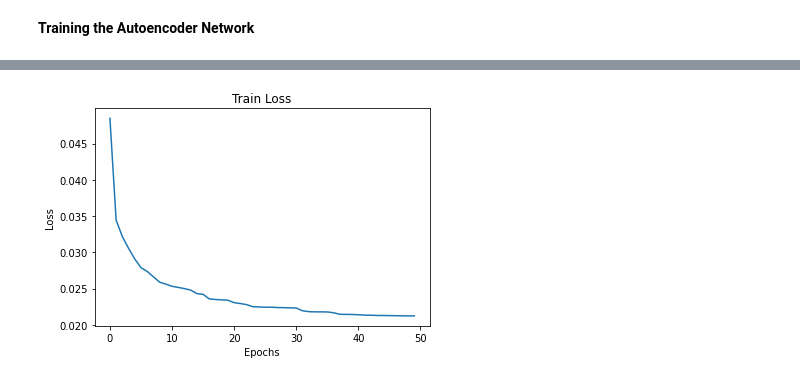
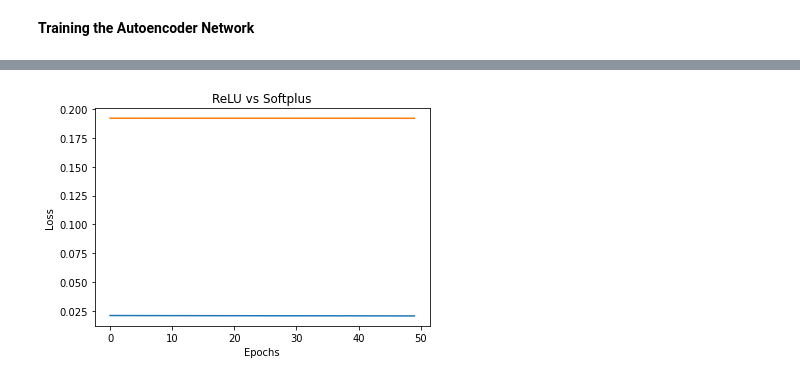
Before and after one commit to SantiB17/AE-Experimentation, a Jupyter notebook: Autoencoder_Intro.ipynb, the cells around one changed output, grey strips where cells are left out. Drawn from its saved outputs; the diff is of its cells as text; code cells hidden in the pictures.

Commit message:
Adding in AutoEncoder with leaky ReLu activation function

```diff
--- a/Autoencoder_Intro.ipynb
+++ b/Autoencoder_Intro.ipynb
@@ -103,10 +121,10 @@ class Autoencoder1(nn.Module):
     self.dec2 = nn.Linear(in_features=256, out_features=784)
 
   def forward(self, x):
-    x = nn.Softplus(self.enc1(x))
-    x = nn.Softplus(self.enc2(x))
-    x = nn.Softplus(self.dec1(x))
-    x = nn.Softplus(self.dec2(x))
+    x = F.leaky_relu(self.enc1(x))
+    x = F.leaky_relu(self.enc2(x))
+    x = F.leaky_relu(self.dec1(x))
+    x = F.leaky_relu(self.dec2(x))
     return x
 # %%
 net1 = Autoencoder1()
@@ -159,3 +174,12 @@ def test_image_reconstruction(net, testloader):
     break
 # %% [markdown]
 **Training the Autoencoder Network**
+# %%
+device = get_device()
+print(device)
+net.to(device)
+
+make_dir()
+
+train_loss = train(net, trainloader, NUM_EPOCHS)
+train_loss1 = train(net1, trainloader, NUM_EPOCHS)
@@ -162,14 +204,8 @@ def test_image_reconstruction(net, testloader):
 # %%
-device = get_device()
-print(device)
-net.to(device)
-
-make_dir()
-
-train_loss = train(net, trainloader, NUM_EPOCHS)
 plt.figure()
 plt.plot(train_loss)
-plt.title('Train Loss')
+plt.plot(train_loss1)
+plt.title('ReLU vs Softplus')
 plt.xlabel('Epochs')
 plt.ylabel('Loss')
 plt.savefig('AE_FashionMNIST_Loss.png')
@@ -196 +215 @@ Epoch 50 of 50, Train Loss: 0.021
-[figure, old version]
+[figure, new version]
```
Also changed, not shown: parts of 6 cells of this notebook.
